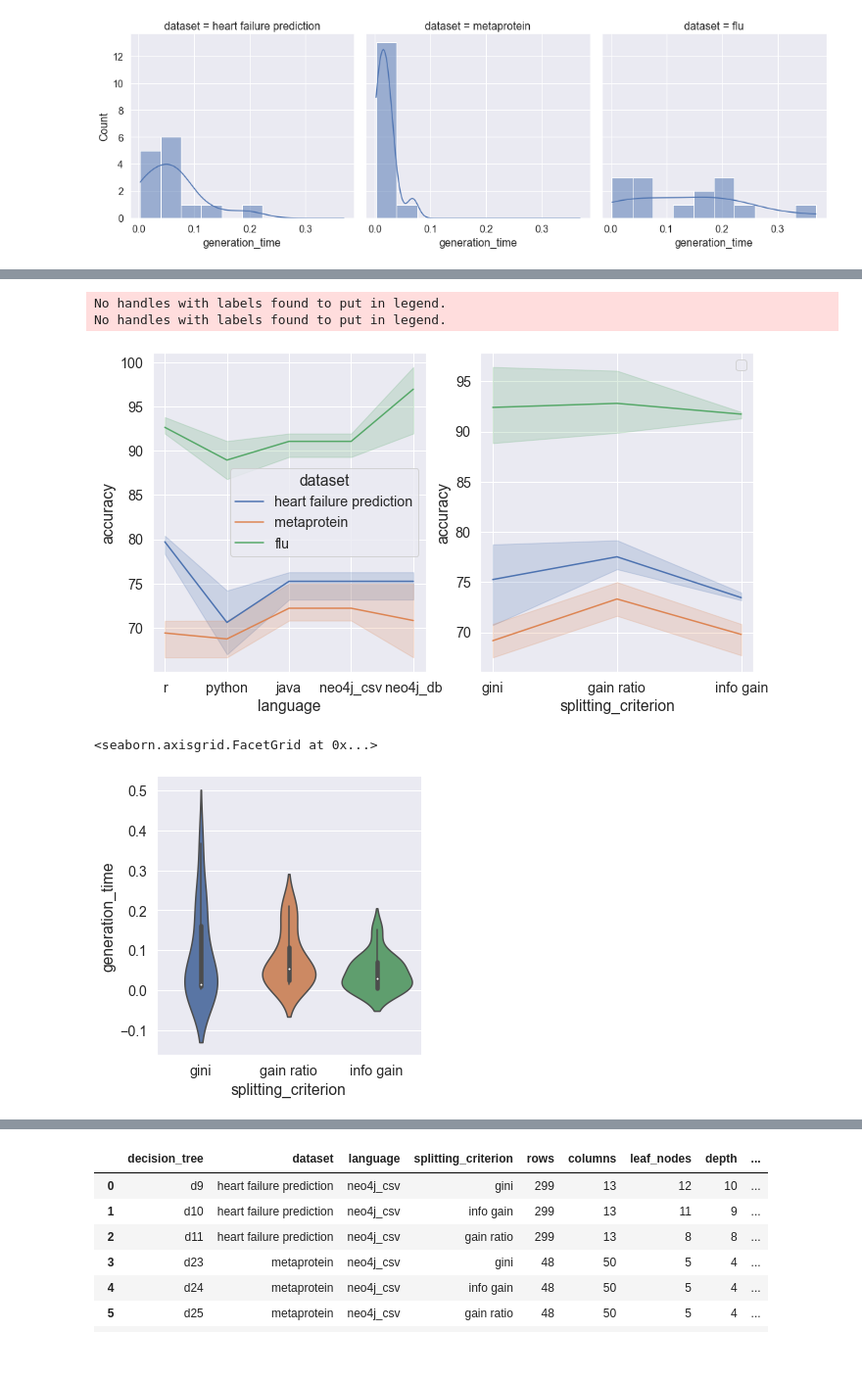
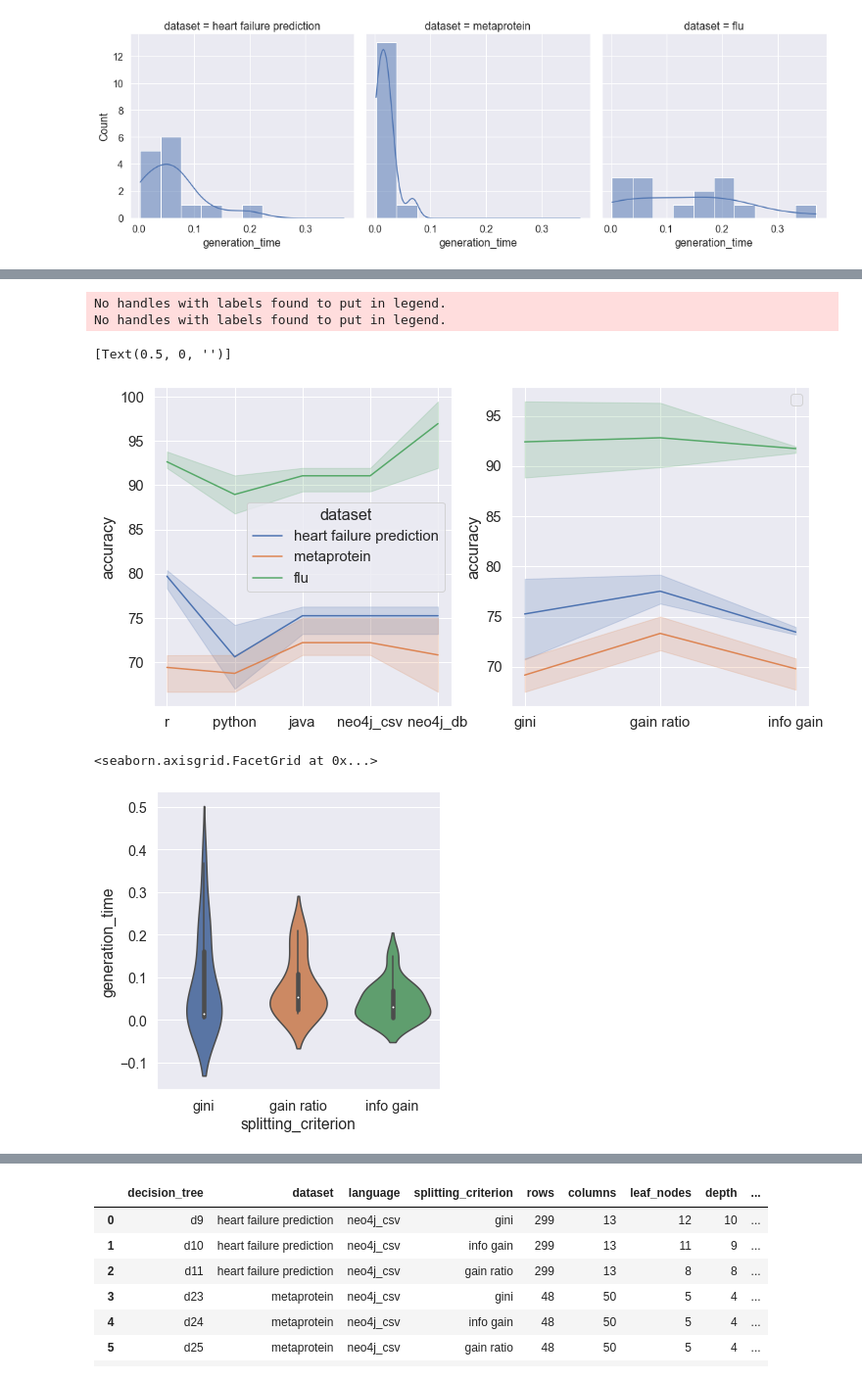
Before and after one commit to clumsyspeedboat/Decision-Tree-Neo4j, a Jupyter notebook: DT Analysis/dt_analysis.ipynb, the cells around one changed output, grey strips where cells are left out. Shown at 98% size. Cells and saved outputs as stored; diff of their text form; code cells hidden in the pictures.

```diff
--- a/DT Analysis/dt_analysis.ipynb
+++ b/DT Analysis/dt_analysis.ipynb
@@ -82,25 +89,28 @@ sns.displot(data=df, x="generation_time",col= "splitting_criterion", kde=True)
 # %%
-sns.set(font_scale=1.3)
-fig_dims = (11, 6)
+sns.set(font_scale=1.35)
+fig_dims = (12, 6)
 fig, ax =plt.subplots(1,2, figsize=fig_dims)
 plt.legend(fontsize='x-large', title_fontsize='40')
 #sns.countplot(df['batting'], ax=ax[0])
 fig1=sns.lineplot('language','accuracy',  data =df, hue='dataset', ax=ax[0], legend=True)
 plt.legend(loc='best')
 #plt.setp(fig1.get_legend().get_texts(), fontsize='10')
 
 fig2 = sns.lineplot('splitting_criterion','accuracy',  data =df, hue='dataset', ax=ax[1], legend=False)
 fig.show()
+fig1.set(xlabel=None)
+fig2.set(xlabel=None)
 # %% [output]
 No handles with labels found to put in legend.
 No handles with labels found to put in legend.
+[Text(0.5, 0, '')]
-[figure, old version]
+[figure, new version]
 # %%
 
 sns.catplot(data=df, kind="violin", x="splitting_criterion", y="generation_time")
 # %% [output]
 <seaborn.axisgrid.FacetGrid at 0x...>
-[figure, old version]
+[figure, new version]
 # %%
 fig, axes = plt.subplots(1, 2, figsize=(10, 5), sharey=True)
 #fig.suptitle('Violin plot generation time(in sec)')
```
Also changed, not shown: parts of 15 cells of this notebook, 1 other file.
